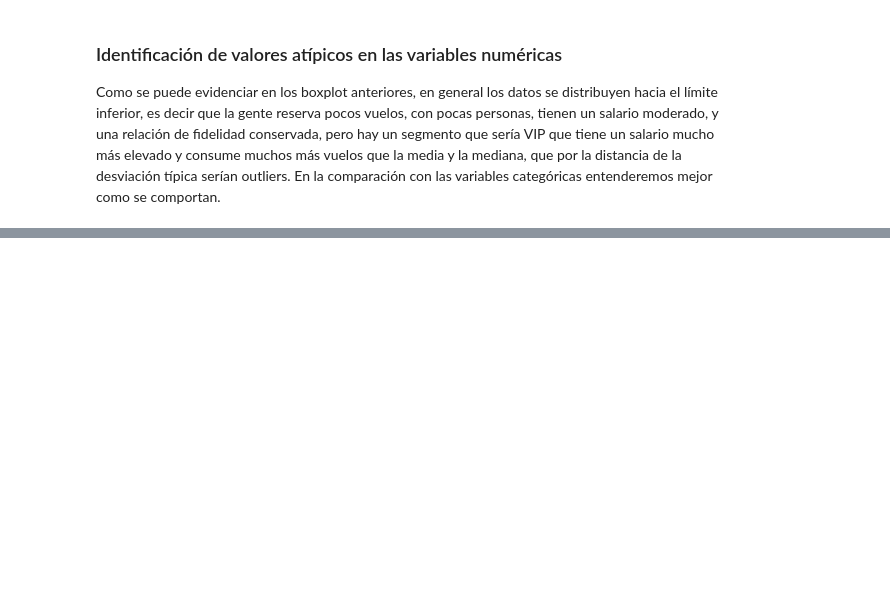
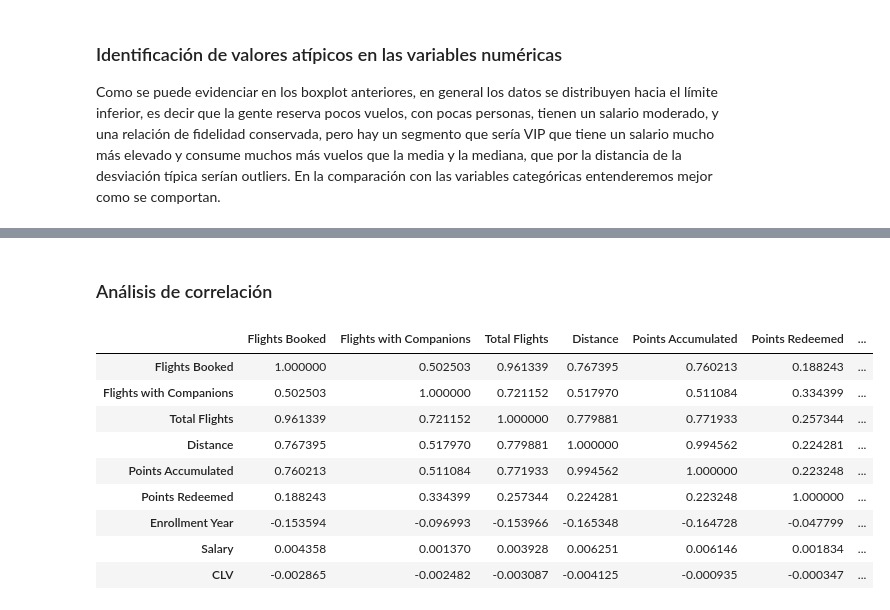
Before and after one commit to Adalab/bda-modulo-3-evaluacion-final-alirisescobar-cpu-1, a Jupyter notebook: Fase_2_analisis_estadistico.ipynb, the cells around one changed output, grey strips where cells are left out. Saved outputs shown, nothing was run; the diff lists cells and outputs as text; code cells hidden in the pictures; blank space fills up the shorter version.

```diff
--- a/Fase_2_analisis_estadistico.ipynb
+++ b/Fase_2_analisis_estadistico.ipynb
@@ -108,0 +155,18 @@ En la comparación con las variables categóricas entenderemos mejor como se com
+# %% [markdown]
+### Análisis de correlación
+# %%
+df_corr_numerica = df[[ 'Flights Booked', 'Flights with Companions', 'Total Flights',
+    'Distance', 'Points Accumulated', 'Points Redeemed', 'Enrollment Year',
+    'Salary', 'CLV']].corr()
+df_corr_numerica
+# %% [output]
+|  | Flights Booked | Flights with Companions | Total Flights | Distance | Points Accumulated | Points Redeemed | ... |
+| Flights Booked | 1.000000 | 0.502503 | 0.961339 | 0.767395 | 0.760213 | 0.188243 | ... |
+| Flights with Companions | 0.502503 | 1.000000 | 0.721152 | 0.517970 | 0.511084 | 0.334399 | ... |
+| Total Flights | 0.961339 | 0.721152 | 1.000000 | 0.779881 | 0.771933 | 0.257344 | ... |
+| Distance | 0.767395 | 0.517970 | 0.779881 | 1.000000 | 0.994562 | 0.224281 | ... |
+| Points Accumulated | 0.760213 | 0.511084 | 0.771933 | 0.994562 | 1.000000 | 0.223248 | ... |
+| Points Redeemed | 0.188243 | 0.334399 | 0.257344 | 0.224281 | 0.223248 | 1.000000 | ... |
+| Enrollment Year | -0.153594 | -0.096993 | -0.153966 | -0.165348 | -0.164728 | -0.047799 | ... |
+| Salary | 0.004358 | 0.001370 | 0.003928 | 0.006251 | 0.006146 | 0.001834 | ... |
+| CLV | -0.002865 | -0.002482 | -0.003087 | -0.004125 | -0.000935 | -0.000347 | ... |
```
Also changed, not shown: parts of 9 cells of this notebook.
